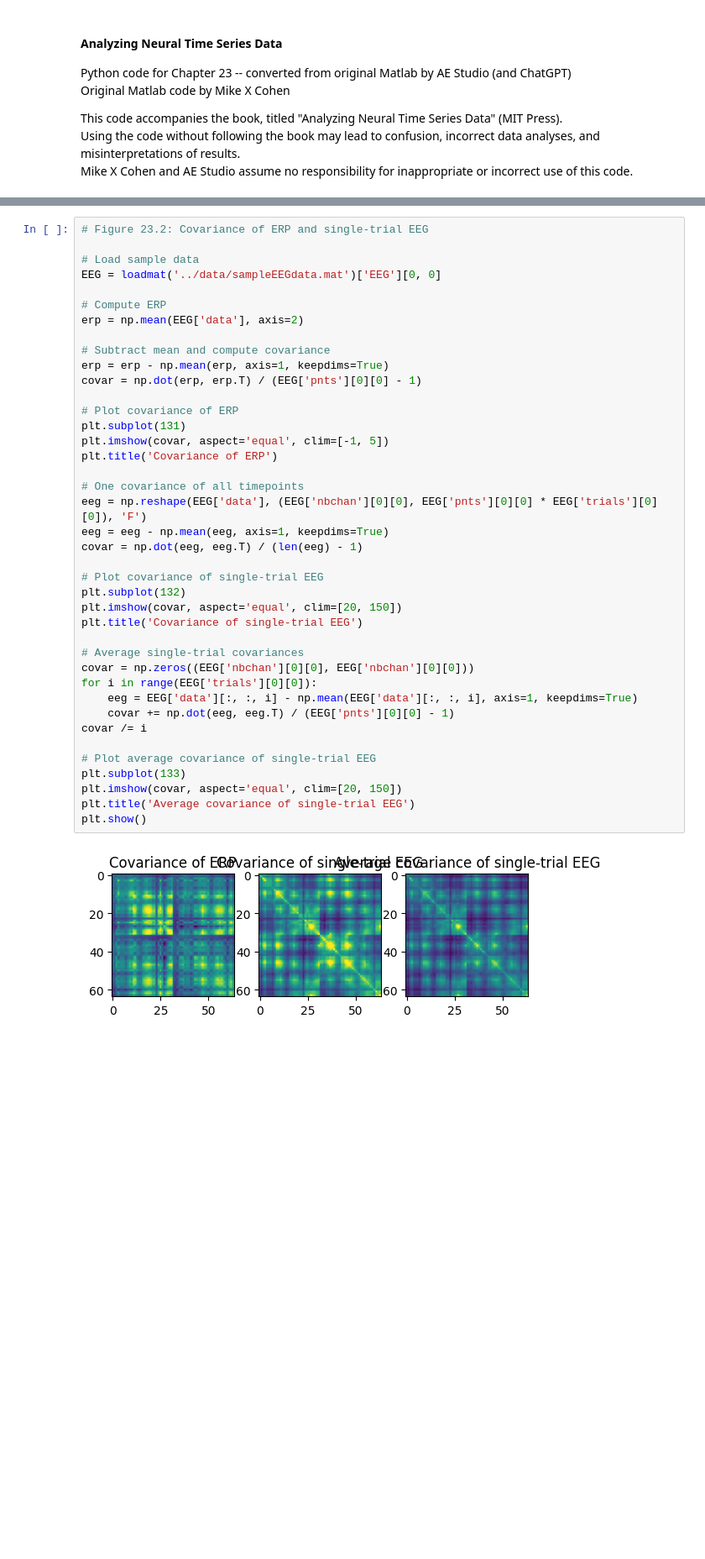
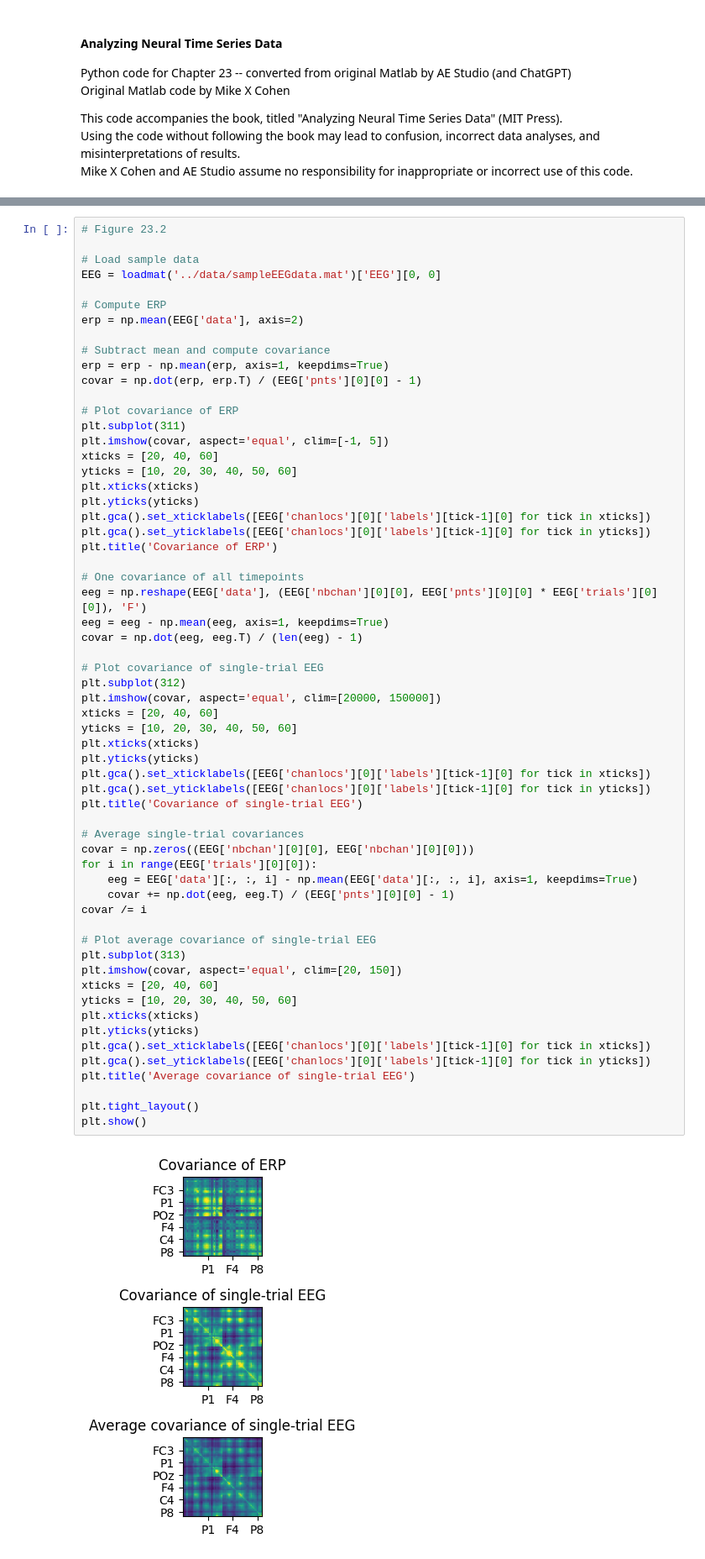
Before and after one commit to agencyenterprise/AnalyzingNeuralTimeSeries-Python, a Jupyter notebook: src/chapter23.ipynb, the cells around one changed output, grey strips where cells are left out. Shown at 84% size. Saved outputs shown, nothing was run; the diff lists cells and outputs as text; blank space fills up the shorter version.

```diff
--- a/src/chapter23.ipynb
+++ b/src/chapter23.ipynb
@@ -21,5 +18,5 @@ from mne.time_frequency import tfr_morlet
 # %%
-# Figure 23.2: Covariance of ERP and single-trial EEG
+# Figure 23.2
 
 # Load sample data
 EEG = loadmat('../data/sampleEEGdata.mat')['EEG'][0, 0]
@@ -28,36 +25,56 @@ EEG = loadmat('../data/sampleEEGdata.mat')['EEG'][0, 0]
 erp = np.mean(EEG['data'], axis=2)
 
 # Subtract mean and compute covariance
 erp = erp - np.mean(erp, axis=1, keepdims=True)
 covar = np.dot(erp, erp.T) / (EEG['pnts'][0][0] - 1)
 
 # Plot covariance of ERP
-plt.subplot(131)
+plt.subplot(311)
 plt.imshow(covar, aspect='equal', clim=[-1, 5])
+xticks = [20, 40, 60]
+yticks = [10, 20, 30, 40, 50, 60]
+plt.xticks(xticks)
+plt.yticks(yticks)
+plt.gca().set_xticklabels([EEG['chanlocs'][0]['labels'][tick-1][0] for tick in xticks])
+plt.gca().set_yticklabels([EEG['chanlocs'][0]['labels'][tick-1][0] for tick in yticks])
 plt.title('Covariance of ERP')
 
 # One covariance of all timepoints
 eeg = np.reshape(EEG['data'], (EEG['nbchan'][0][0], EEG['pnts'][0][0] * EEG['trials'][0][0]), 'F')
 eeg = eeg - np.mean(eeg, axis=1, keepdims=True)
 covar = np.dot(eeg, eeg.T) / (len(eeg) - 1)
 
 # Plot covariance of single-trial EEG
-plt.subplot(132)
-plt.imshow(covar, aspect='equal', clim=[20, 150])
+plt.subplot(312)
+plt.imshow(covar, aspect='equal', clim=[20000, 150000])
+xticks = [20, 40, 60]
+yticks = [10, 20, 30, 40, 50, 60]
+plt.xticks(xticks)
+plt.yticks(yticks)
+plt.gca().set_xticklabels([EEG['chanlocs'][0]['labels'][tick-1][0] for tick in xticks])
+plt.gca().set_yticklabels([EEG['chanlocs'][0]['labels'][tick-1][0] for tick in yticks])
 plt.title('Covariance of single-trial EEG')
 
 # Average single-trial covariances
 covar = np.zeros((EEG['nbchan'][0][0], EEG['nbchan'][0][0]))
 for i in range(EEG['trials'][0][0]):
     eeg = EEG['data'][:, :, i] - np.mean(EEG['data'][:, :, i], axis=1, keepdims=True)
     covar += np.dot(eeg, eeg.T) / (EEG['pnts'][0][0] - 1)
 covar /= i
 
 # Plot average covariance of single-trial EEG
-plt.subplot(133)
+plt.subplot(313)
 plt.imshow(covar, aspect='equal', clim=[20, 150])
+xticks = [20, 40, 60]
+yticks = [10, 20, 30, 40, 50, 60]
+plt.xticks(xticks)
+plt.yticks(yticks)
+plt.gca().set_xticklabels([EEG['chanlocs'][0]['labels'][tick-1][0] for tick in xticks])
+plt.gca().set_yticklabels([EEG['chanlocs'][0]['labels'][tick-1][0] for tick in yticks])
 plt.title('Average covariance of single-trial EEG')
+
+plt.tight_layout()
 plt.show()
 # %% [output]
-[figure, old version]
+[figure, new version]
 # %%
```
Also changed, not shown: parts of 10 cells of this notebook, 24 other files.
